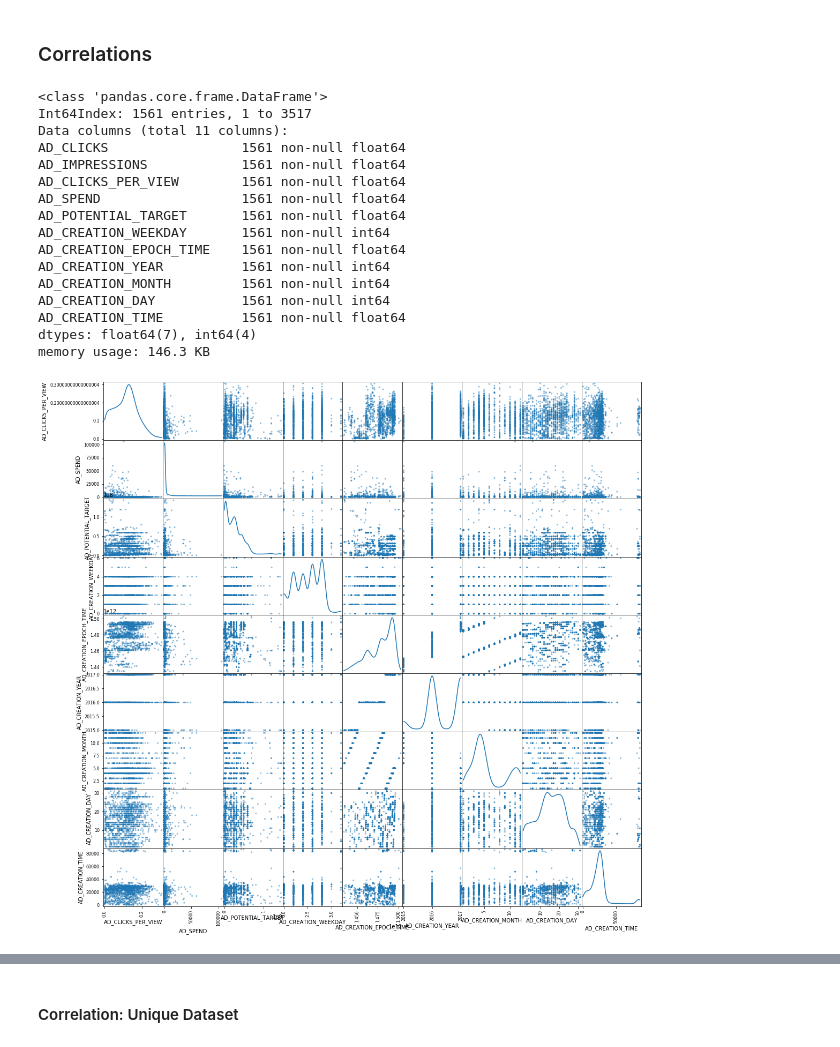
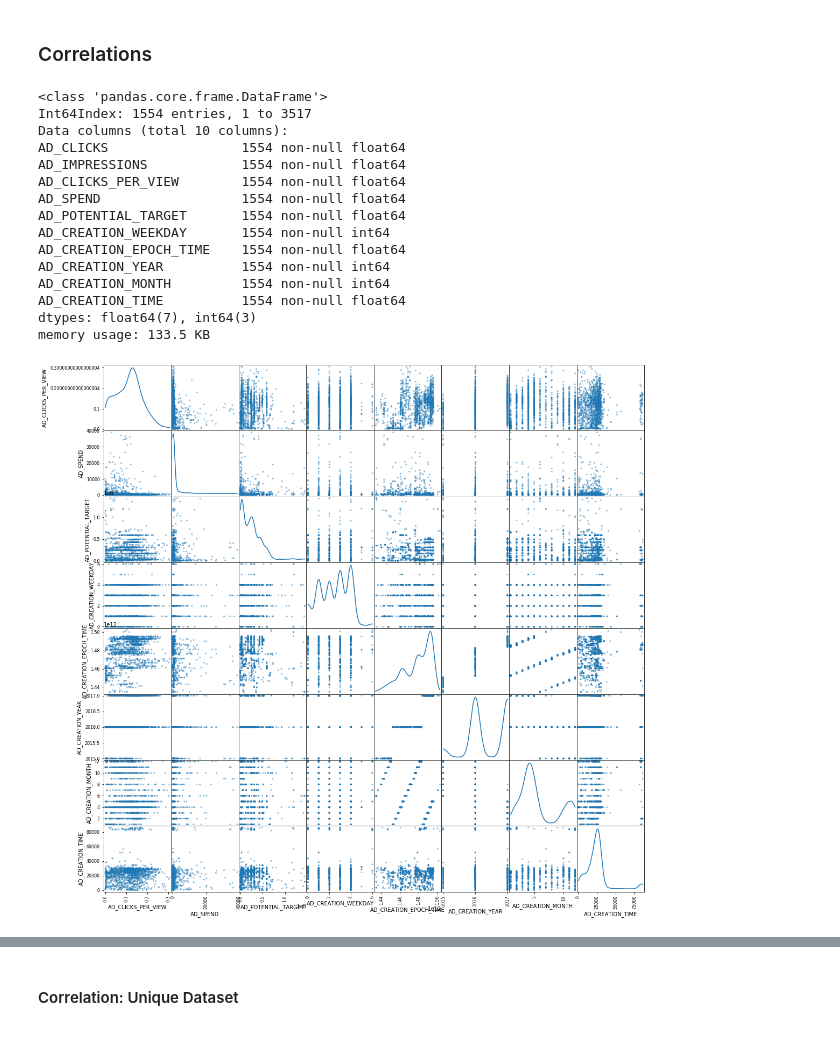
Before and after one commit to JulianJ1/IRA_Facebook_Ads, a Jupyter notebook: Scripts/duplicate_analysis_new.ipynb, the cells around one changed output, grey strips where cells are left out. Drawn from its saved outputs; the diff is of its cells as text; code cells hidden in the pictures.

```diff
--- a/Scripts/duplicate_analysis_new.ipynb
+++ b/Scripts/duplicate_analysis_new.ipynb
@@ -186,32 +181,31 @@ SyntaxError: invalid syntax (<ipython-input-99-a55de2bdb44f>, line 1)
 # %%
 colormap = plt.cm.RdBu
 # %%
-corrDf = ira_data[[ 'AD_CLICKS', 'AD_IMPRESSIONS', 'AD_CLICKS_PER_VIEW', 'AD_SPEND', 'AD_POTENTIAL_TARGET','AD_CREATION_WEEKDAY', 'AD_CREATION_EPOCH_TIME', 'AD_CREATION_YEAR', 'AD_CREATION_MONTH', 'AD_CREATION_DAY', 'AD_CREATION_TIME']].dropna()
+corrDf = ira_data[[ 'AD_CLICKS', 'AD_IMPRESSIONS', 'AD_CLICKS_PER_VIEW', 'AD_SPEND', 'AD_POTENTIAL_TARGET','AD_CREATION_WEEKDAY', 'AD_CREATION_EPOCH_TIME', 'AD_CREATION_YEAR', 'AD_CREATION_MONTH', 'AD_CREATION_TIME']].dropna()
 # %%
 std_dev = 3
-corrDf = corrDf[(np.abs(stats.zscore(corrDf[['AD_CLICKS', 'AD_IMPRESSIONS', 'AD_CLICKS_PER_VIEW', 'AD_POTENTIAL_TARGET','AD_CREATION_WEEKDAY', 'AD_CREATION_EPOCH_TIME', 'AD_CREATION_YEAR', 'AD_CREATION_MONTH', 'AD_CREATION_DAY']])) < float(std_dev)).all(axis=1)]
+corrDf = corrDf[(np.abs(stats.zscore(corrDf[['AD_CLICKS', 'AD_IMPRESSIONS', 'AD_CLICKS_PER_VIEW', 'AD_POTENTIAL_TARGET','AD_CREATION_WEEKDAY', 'AD_CREATION_EPOCH_TIME', 'AD_CREATION_YEAR', 'AD_CREATION_MONTH', 'AD_SPEND']])) < float(std_dev)).all(axis=1)]
 # %%
 corrDf.info()
 # %% [output]
 <class 'pandas.core.frame.DataFrame'>
-Int64Index: 1561 entries, 1 to 3517
-Data columns (total 11 columns):
-AD_CLICKS                 1561 non-null float64
-AD_IMPRESSIONS            1561 non-null float64
-AD_CLICKS_PER_VIEW        1561 non-null float64
-AD_SPEND                  1561 non-null float64
-AD_POTENTIAL_TARGET       1561 non-null float64
-AD_CREATION_WEEKDAY       1561 non-null int64
-AD_CREATION_EPOCH_TIME    1561 non-null float64
-AD_CREATION_YEAR          1561 non-null int64
-AD_CREATION_MONTH         1561 non-null int64
-AD_CREATION_DAY           1561 non-null int64
-AD_CREATION_TIME          1561 non-null float64
-dtypes: float64(7), int64(4)
-memory usage: 146.3 KB
+Int64Index: 1554 entries, 1 to 3517
+Data columns (total 10 columns):
+AD_CLICKS                 1554 non-null float64
+AD_IMPRESSIONS            1554 non-null float64
+AD_CLICKS_PER_VIEW        1554 non-null float64
+AD_SPEND                  1554 non-null float64
+AD_POTENTIAL_TARGET       1554 non-null float64
+AD_CREATION_WEEKDAY       1554 non-null int64
+AD_CREATION_EPOCH_TIME    1554 non-null float64
+AD_CREATION_YEAR          1554 non-null int64
+AD_CREATION_MONTH         1554 non-null int64
+AD_CREATION_TIME          1554 non-null float64
+dtypes: float64(7), int64(3)
+memory usage: 133.5 KB
 # %%
-scatter_matrix(corrDf[['AD_CLICKS_PER_VIEW', 'AD_SPEND', 'AD_POTENTIAL_TARGET','AD_CREATION_WEEKDAY', 'AD_CREATION_EPOCH_TIME', 'AD_CREATION_YEAR', 'AD_CREATION_MONTH', 'AD_CREATION_DAY', 'AD_CREATION_TIME']], diagonal='kde', figsize=(18, 18))
+scatter_matrix(corrDf[['AD_CLICKS_PER_VIEW', 'AD_SPEND', 'AD_POTENTIAL_TARGET','AD_CREATION_WEEKDAY', 'AD_CREATION_EPOCH_TIME', 'AD_CREATION_YEAR', 'AD_CREATION_MONTH', 'AD_CREATION_TIME']], diagonal='kde', figsize=(18, 18))
 plt.savefig(r"../Images/scatterALL.png")
 # %% [output]
-[figure, old version]
+[figure, new version]
 # %%
```
Also changed, not shown: parts of 64 cells of this notebook, 28 other files.
